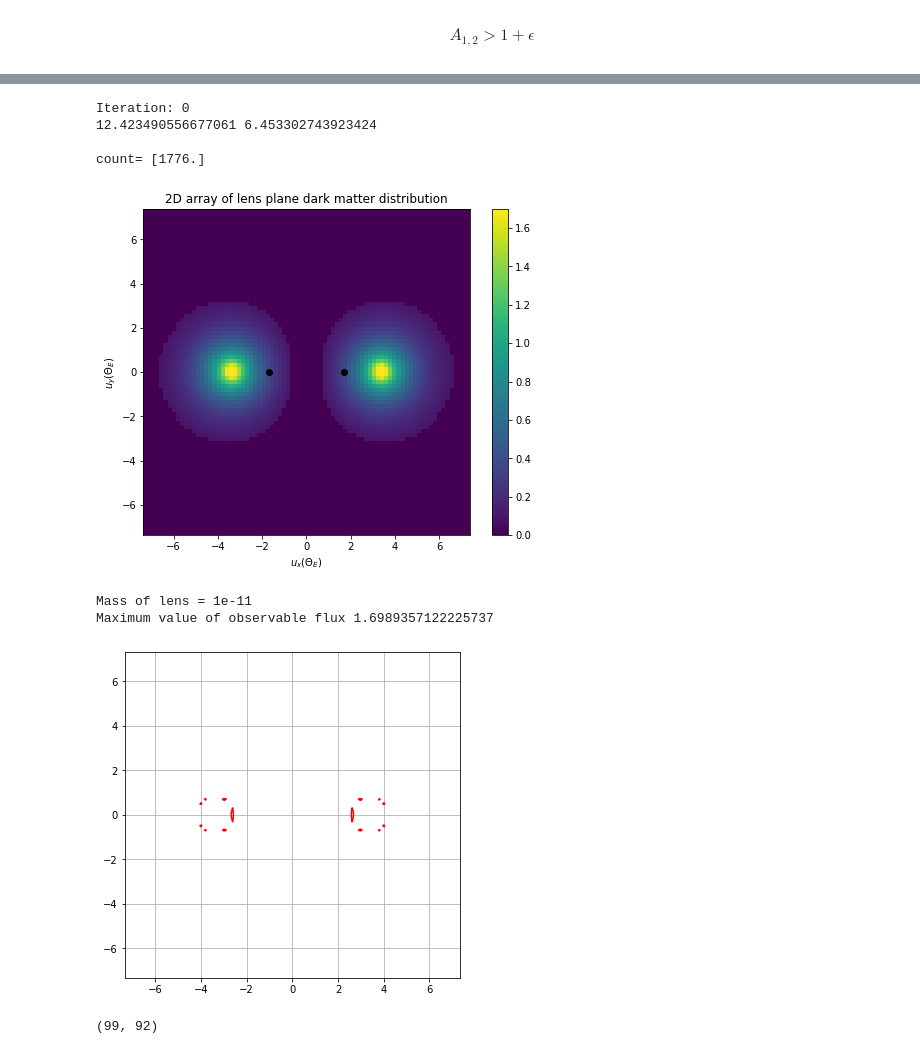
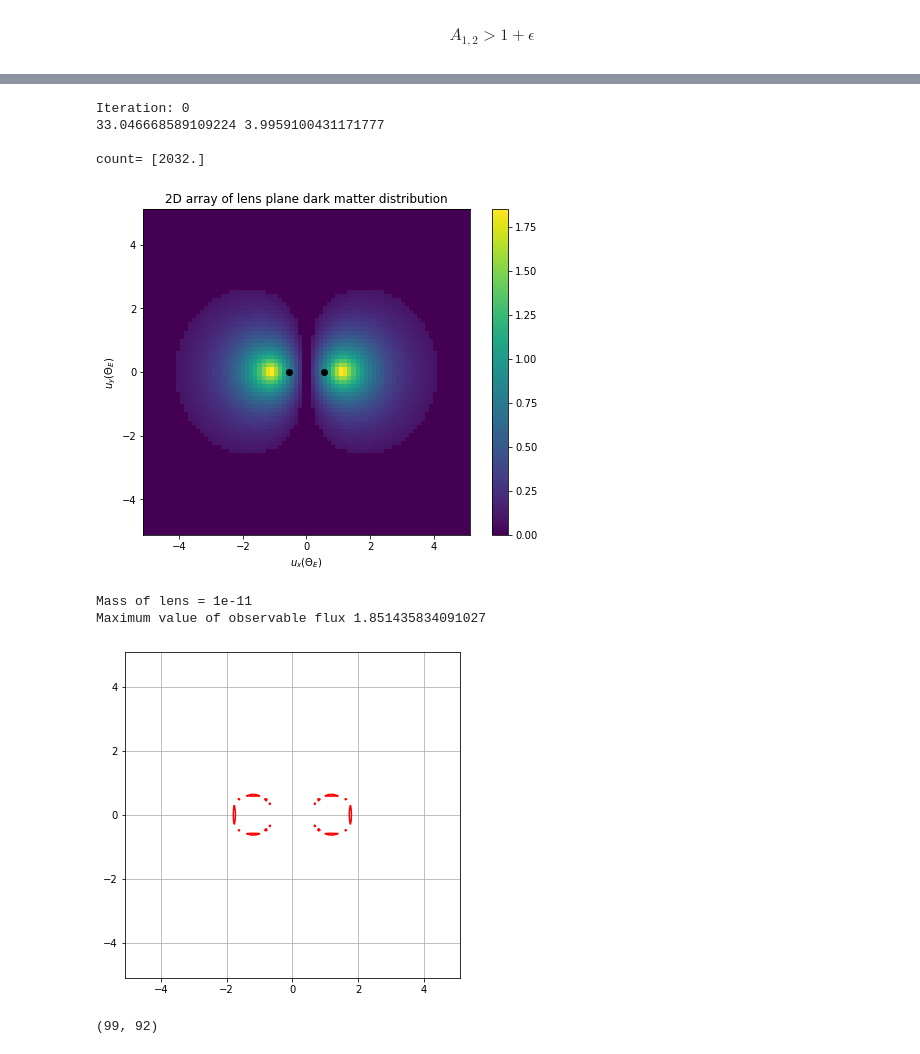
Before and after one commit to avalluvan/Gravitational-Microlensing, a Jupyter notebook: Documentation/Task 3/GRB_Lensing_Parallax_3.ipynb, the cells around one changed output, grey strips where cells are left out. Drawn from its saved outputs; the diff is of its cells as text; code cells hidden in the pictures.

```diff
--- a/Documentation/Task 3/GRB_Lensing_Parallax_3.ipynb
+++ b/Documentation/Task 3/GRB_Lensing_Parallax_3.ipynb
@@ -390,31 +390,3 @@ def sim_lens_plane(epsilon, GRB_progenitor_size_factor, num_masses, start_mass,
     print(' ')
 
     return (arr_lens_plane_pos, theta_E, pixel_length_x, pixel_length_y, M)
-# %%
-def tmp_func(ux,uy,Delta_r,DS,theta_E,x_lens):
-
-    beta1 = np.sqrt((ux - Delta_r/2/DS/theta_E*(1/x_lens-1))**2 + uy**2)
-    beta2 = np.sqrt((ux + Delta_r/2/DS/theta_E*(1/x_lens-1))**2 + uy**2)
-
-    return (beta1,beta2)
-
-ux = np.linspace(-5,5,201)
-uy = ux
-
-M = 1e-11
-DS_input = 1
-x_lens = 0.1
-D = DS_input/(1/x_lens - 1)
-theta_E = Einstein_angle(M, D)
-
-Delta_r = L2_point(AU/Gpc,1,M_earth)
-
-UX,UY = np.meshgrid(ux, uy)
-
-[Y1, Y2] = tmp_func(UX, UY, Delta_r, DS_input, theta_E, x_lens)
-tmp_magnification = lambda y: (y**2+2)/(np.sqrt(y**2 + 4)*y)
-
-tmp_A1 = tmp_magnification(Y1)
-tmp_A2 = tmp_magnification(Y2)
-
-tmp_O = np.abs(tmp_A1-tmp_A2)*2/(tmp_A1+tmp_A2)
@@ -527,7 +490,7 @@ start_mass = -11
 end_mass = -11
 
 DS_input = 1
-x_lens = 0.1
+x_lens = 0.5
 
 num_sides = 80
 grid_length_factor = 2
@@ -538,39 +501,39 @@ k = 0
 DL_input = x_lens * DS_input
 
 # Creates PIL image
 #img = Image.fromarray(np.uint8(arr_lens_plane_pos[k] * 255) , 'L')
 #img.show()
 
 fig = plt.figure(figsize=(8,6))
 pixel_extent = grid_length_x/theta_E[k]
 #pixel_length_x[k]/(DL_input*theta_E[k]/num_sides)/2
 plt.imshow(arr_lens_plane_pos[k], extent=[-pixel_extent, pixel_extent, -pixel_extent, pixel_extent])#, norm=colors.LogNorm(), vmin=epsilon_input, vmax=np.max(arr_lens_plane_pos))
 plt.title("2D array of lens plane dark matter distribution")
 #plt.grid()
 
 plt.xlabel('$u_x(\Theta_E)$')
 plt.ylabel("$u_y(\Theta_E)$")
 
 plt.colorbar()
 plt.scatter([present_Delta_r*(1/x_lens - 1)/2/DS_input/theta_E[k], -present_Delta_r*(1/x_lens - 1)/2/DS_input/theta_E[k]], [0,0], c='black')
 plt.show()
 print("Mass of lens =",M[k])
 print("Maximum value of observable flux",np.max(arr_lens_plane_pos[k]))
 
 image = Image.fromarray(np.uint8(arr_lens_plane_pos[k] * 255), 'L')
 new_image = image.resize((int(200*pixel_length_x[k]/pixel_length_y[k]), 200))
 fig = plt.figure(figsize=(6,6))
 pylab.contour(new_image, extent=[-pixel_extent, pixel_extent, -pixel_extent, pixel_extent], levels=[245], colors='red', origin='image')
 plt.grid()
 # %% [output]
 Iteration: 0
-12.423490556677061 6.453302743923424
+33.046668589109224 3.9959100431171777
 
-count= [1776.]
+count= [2032.]
-[figure, old version]
+[figure, new version]
 Mass of lens = 1e-11
-Maximum value of observable flux 1.6989357122225737
+Maximum value of observable flux 1.851435834091027
-[figure, old version]
+[figure, new version]
 # %%
 int(np.argmax(arr_lens_plane_pos[k])/200), np.argmax(arr_lens_plane_pos[k])%200
 # %% [output]
```
Also changed, not shown: parts of 7 cells of this notebook, 1 other file.
